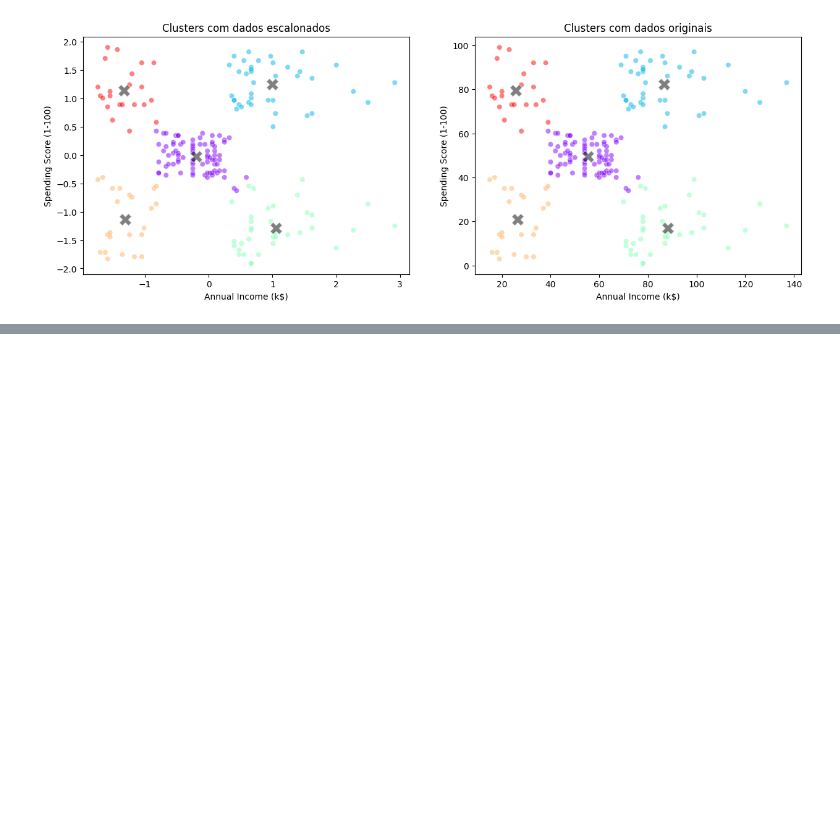
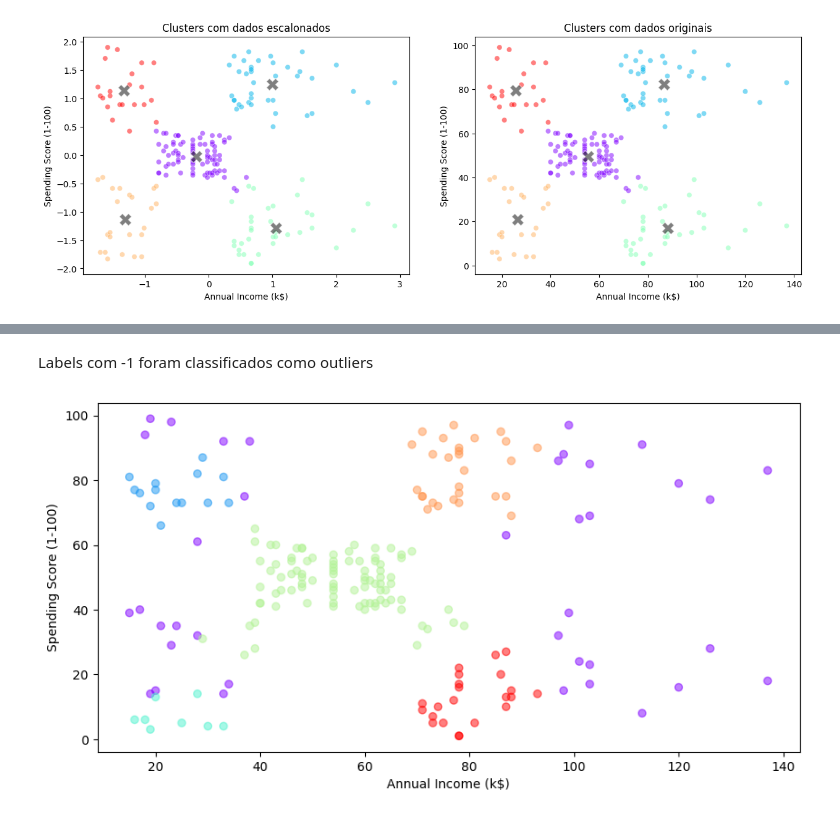
Before and after one commit to torvess/clusterizacao_consumidores_kmeans_Jun-2024, a Jupyter notebook: grupo_consumidores.ipynb, the cells around one changed output, grey strips where cells are left out. Saved outputs shown, nothing was run; the diff lists cells and outputs as text; code cells hidden in the pictures; blank space fills up the shorter version.

```diff
--- a/grupo_consumidores.ipynb
+++ b/grupo_consumidores.ipynb
@@ -302,0 +317,9 @@ Name: Annual Income (k$), dtype: float64
+# %%
+# criando o modelo
+dbscan = DBSCAN(eps=10, min_samples=8)
+
+# ajustando aos dados
+dbscan.fit(dados[['Annual Income (k$)', 'Spending Score (1-100)']])
+
+dbscan_labels = dbscan.labels_
+dbscan_labels
@@ -302,0 +339,10 @@ Name: Annual Income (k$), dtype: float64
+# %% [markdown]
+Labels com -1 foram classificados como outliers
+# %%
+# plotando o grafico
+plt.scatter(dados['Annual Income (k$)'], dados['Spending Score (1-100)'], c=dbscan_labels, cmap='rainbow', alpha=0.5)
+plt.xlabel('Annual Income (k$)')
+plt.ylabel('Spending Score (1-100)')
+plt.show()
+# %% [output]
+[figure, added]
```
Also changed, not shown: parts of 19 cells of this notebook.
